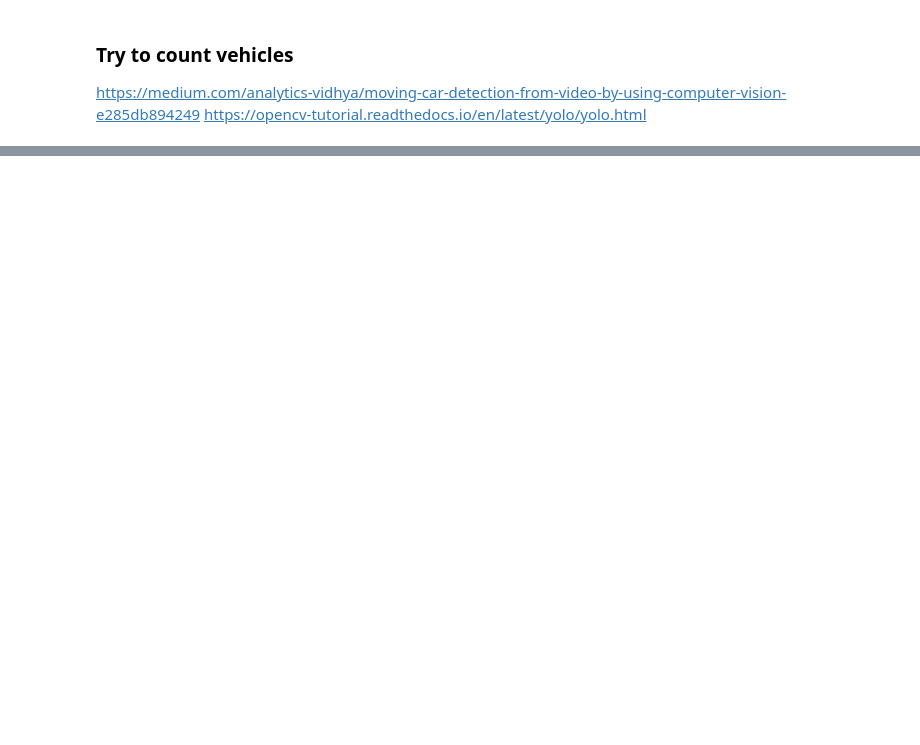
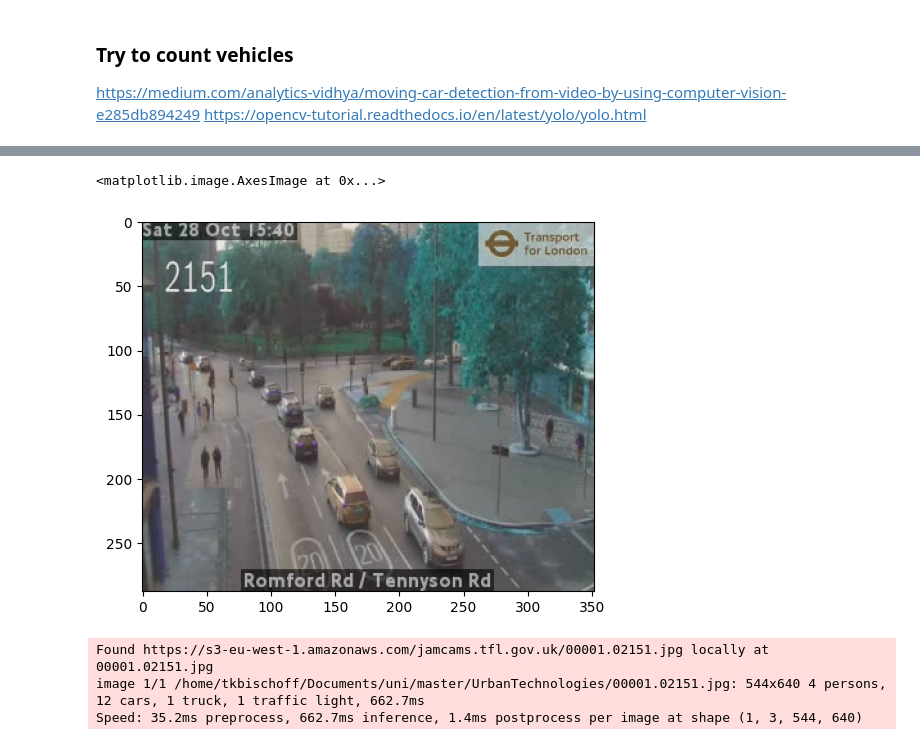
Before and after one commit to tkBischoff/LondonTraffic, a Jupyter notebook: test.ipynb, the cells around one changed output, grey strips where cells are left out. Cells and saved outputs as stored; diff of their text form; code cells hidden in the pictures; blank space fills up the shorter version.

```diff
--- a/test.ipynb
+++ b/test.ipynb
@@ -134,0 +218,8 @@ if len(indices) > 0:
+# %%
+cam = cams[1]
+
+image = imutils.url_to_image(cam.image_url)
+plt.imshow(image)
+# %% [output]
+<matplotlib.image.AxesImage at 0x...>
+[figure, added]
@@ -134,0 +228,7 @@ if len(indices) > 0:
+# %%
+results = model.predict(cams[1].image_url, save=False)
+result = results[0]
+# %% [output]
+Found https://s3-eu-west-1.amazonaws.com/jamcams.tfl.gov.uk/00001.02151.jpg locally at 00001.02151.jpg
+image 1/1 /home/tkbischoff/Documents/uni/master/UrbanTechnologies/00001.02151.jpg: 544x640 4 persons, 12 cars, 1 truck, 1 traffic light, 662.7ms
+Speed: 35.2ms preprocess, 662.7ms inference, 1.4ms postprocess per image at shape (1, 3, 544, 640)
```
Also changed, not shown: parts of 20 cells of this notebook, 2 other files.
